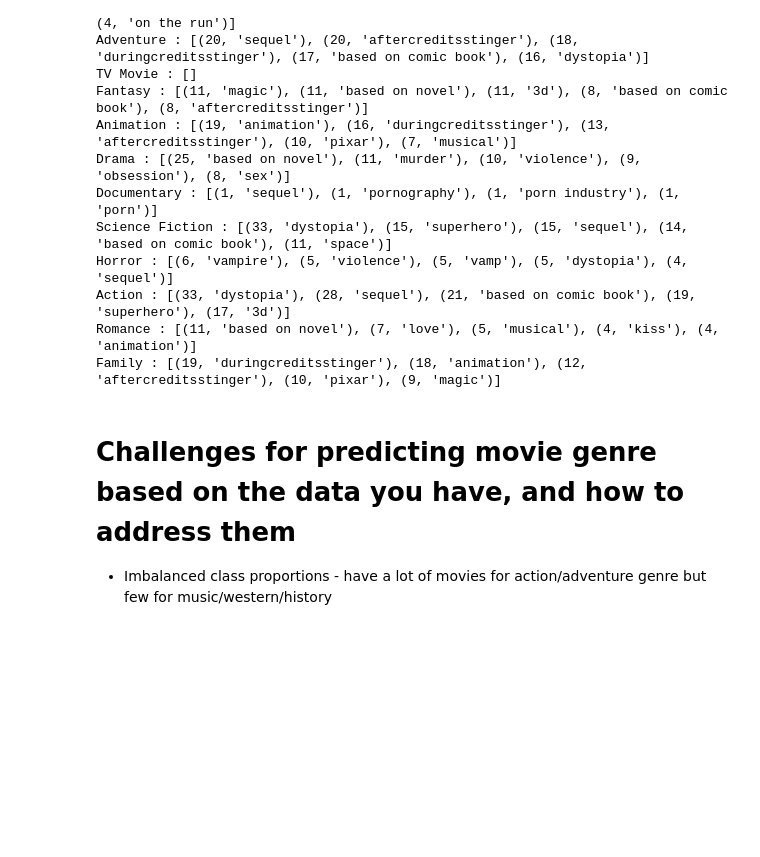
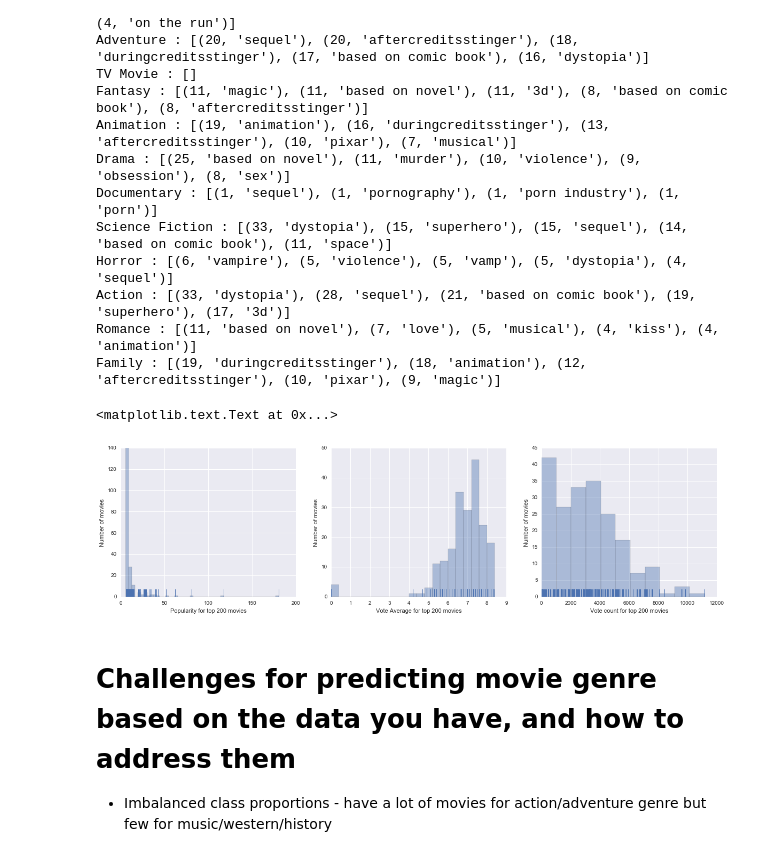
Before and after one commit to nikhilaravi/neuralnetflix, a Jupyter notebook: milestone1/data_exploration_nikki.ipynb, the cells around one changed output. Cells and saved outputs as stored; diff of their text form; code cells hidden in the pictures; blank space fills up the shorter version.

```diff
--- a/milestone1/data_exploration_nikki.ipynb
+++ b/milestone1/data_exploration_nikki.ipynb
@@ -127,8 +127,8 @@ def top_n_movies_tmdb(N):
                 pass
 
 #     return [{'title': str(r['title'].encode('ascii', 'ignore').decode('ascii')), 'genres': _mapGidsToGenres(r['genre_ids'])} for r in results]
-    return [{'title': str(r['title'].encode('ascii', 'ignore').decode('ascii')), 'keywords': get_keywords(int(r[u'id'])), 'genres': _mapGidsToGenres(r['genre_ids'])} for r in results]
-
+#     return [{'title': str(r['title'].encode('ascii', 'ignore').decode('ascii')), 'keywords': get_keywords(int(r[u'id'])), 'genres': _mapGidsToGenres(r['genre_ids'])} for r in results]
+    return results
 def get_keywords(movieid):
     results = requestResults("movie/{}/keywords?x=1".format(movieid))
     keywords = []
@@ -262,6 +262,37 @@ Horror : [(6, 'vampire'), (5, 'violence'), (5, 'vamp'), (5, 'dystopia'), (4, 'se
 Action : [(33, 'dystopia'), (28, 'sequel'), (21, 'based on comic book'), (19, 'superhero'), (17, '3d')]
 Romance : [(11, 'based on novel'), (7, 'love'), (5, 'musical'), (4, 'kiss'), (4, 'animation')]
 Family : [(19, 'duringcreditsstinger'), (18, 'animation'), (12, 'aftercreditsstinger'), (10, 'pixar'), (9, 'magic')]
+# %%
+# top 200 movies popularity, average vote count, vote_average
+
+popularity_top200 = []
+vote_average_top200 = []
+vote_count_top200 = []
+
+top200_movies = []
+top200_movies = top_n_movies_tmdb(200)
+
+
+for movie in top200_movies:
+    popularity_top200.append(movie['popularity'])
+    vote_average_top200.append(movie['vote_average'])
+    vote_count_top200.append(movie['vote_count'])
+
+# plot histograms of popularity, vote average and vote count for top 200 movies
+fig, axs = plt.subplots(1,3)
+fig.set_size_inches(20, 5)
+sns.distplot(popularity_top200, kde=False, rug=True, ax=axs[0])
+axs[0].set_xlabel('Popularity for top 200 movies')
+axs[0].set_ylabel('Number of movies')
+sns.distplot(vote_average_top200, kde=False, rug=True, ax=axs[1])
+axs[1].set_xlabel('Vote Average for top 200 movies')
+axs[1].set_ylabel('Number of movies')
+sns.distplot(vote_count_top200, kde=False, rug=True, ax=axs[2])
+axs[2].set_xlabel('Vote count for top 200 movies')
+axs[2].set_ylabel('Number of movies')
+# %% [output]
+<matplotlib.text.Text at 0x...>
+[figure, added]
 # %% [markdown]
 # Challenges for predicting movie genre based on the data you have, and how to address them
 
```
Also changed, not shown: 4 other files.
